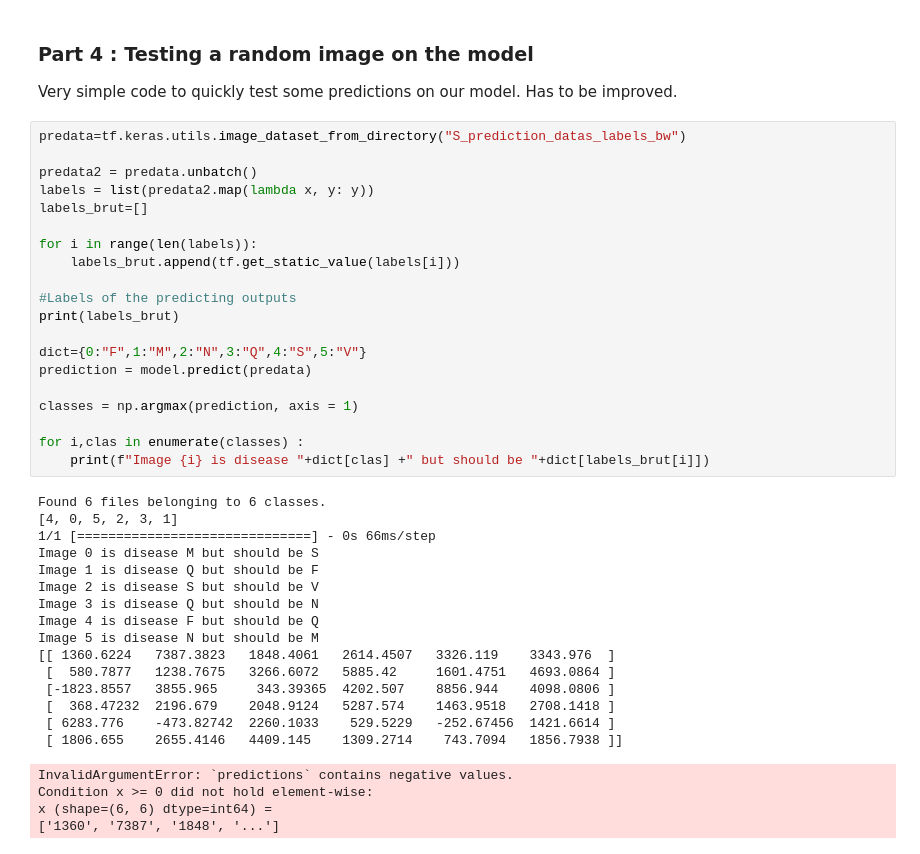
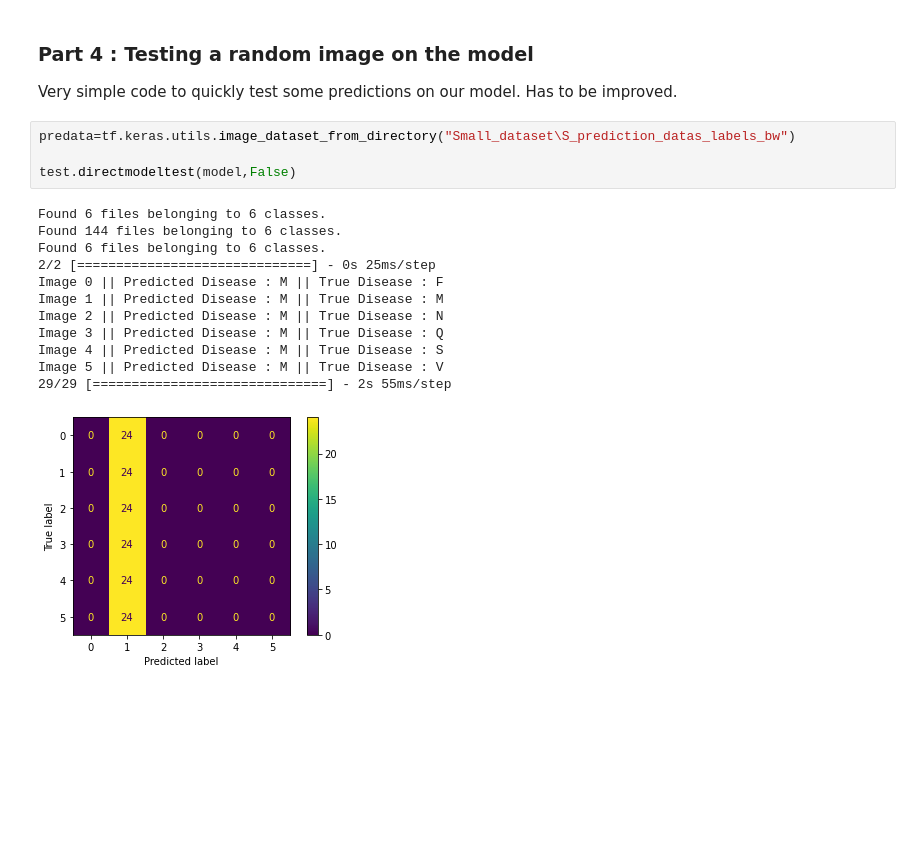
Before and after one commit to Henryk07/ESP3201_Project, a Jupyter notebook: neuralnetwork.ipynb, the cells around one changed output. Cells and saved outputs as stored; diff of their text form; blank space fills up the shorter version.

```diff
--- a/neuralnetwork.ipynb
+++ b/neuralnetwork.ipynb
@@ -212,43 +204,20 @@ Epoch 50/50
 ### Part 4 : Testing a random image on the model ###
 
 Very simple code to quickly test some predictions on our model. Has to be improved.
-# %%
-predata=tf.keras.utils.image_dataset_from_directory("S_prediction_datas_labels_bw")
-
-predata2 = predata.unbatch()
-labels = list(predata2.map(lambda x, y: y))
-labels_brut=[]
-
-for i in range(len(labels)):
-    labels_brut.append(tf.get_static_value(labels[i]))
-
-#Labels of the predicting outputs
-print(labels_brut)
-
-dict={0:"F",1:"M",2:"N",3:"Q",4:"S",5:"V"}
-prediction = model.predict(predata)
-
-classes = np.argmax(prediction, axis = 1)
-
-for i,clas in enumerate(classes) :
-    print(f"Image {i} is disease "+dict[clas] +" but should be "+dict[labels_brut[i]])
-# %% [output]
-Found 6 files belonging to 6 classes.
-[4, 0, 5, 2, 3, 1]
-1/1 [==============================] - 0s 66ms/step
-Image 0 is disease M but should be S
-Image 1 is disease Q but should be F
-Image 2 is disease S but should be V
-Image 3 is disease Q but should be N
-Image 4 is disease F but should be Q
-Image 5 is disease N but should be M
-[[ 1360.6224   7387.3823   1848.4061   2614.4507   3326.119    3343.976  ]
- [  580.7877   1238.7675   3266.6072   5885.42     1601.4751   4693.0864 ]
- [-1823.8557   3855.965     343.39365  4202.507    8856.944    4098.0806 ]
- [  368.47232  2196.679    2048.9124   5287.574    1463.9518   2708.1418 ]
- [ 6283.776    -473.82742  2260.1033    529.5229   -252.67456  1421.6614 ]
- [ 1806.655    2655.4146   4409.145    1309.2714    743.7094   1856.7938 ]]
-InvalidArgumentError: `predictions` contains negative values.
-Condition x >= 0 did not hold element-wise:
-x (shape=(6, 6) dtype=int64) =
-['1360', '7387', '1848', '...']
+# %%
+predata=tf.keras.utils.image_dataset_from_directory("Small_dataset\S_prediction_datas_labels_bw")
+
+test.directmodeltest(model,False)
+# %% [output]
+Found 6 files belonging to 6 classes.
+Found 144 files belonging to 6 classes.
+Found 6 files belonging to 6 classes.
+2/2 [==============================] - 0s 25ms/step
+Image 0 || Predicted Disease : M || True Disease : F
+Image 1 || Predicted Disease : M || True Disease : M
+Image 2 || Predicted Disease : M || True Disease : N
+Image 3 || Predicted Disease : M || True Disease : Q
+Image 4 || Predicted Disease : M || True Disease : S
+Image 5 || Predicted Disease : M || True Disease : V
+29/29 [==============================] - 2s 55ms/step
+[figure, added]
```
Also changed, not shown: parts of 10 cells of this notebook, 4 other files.
